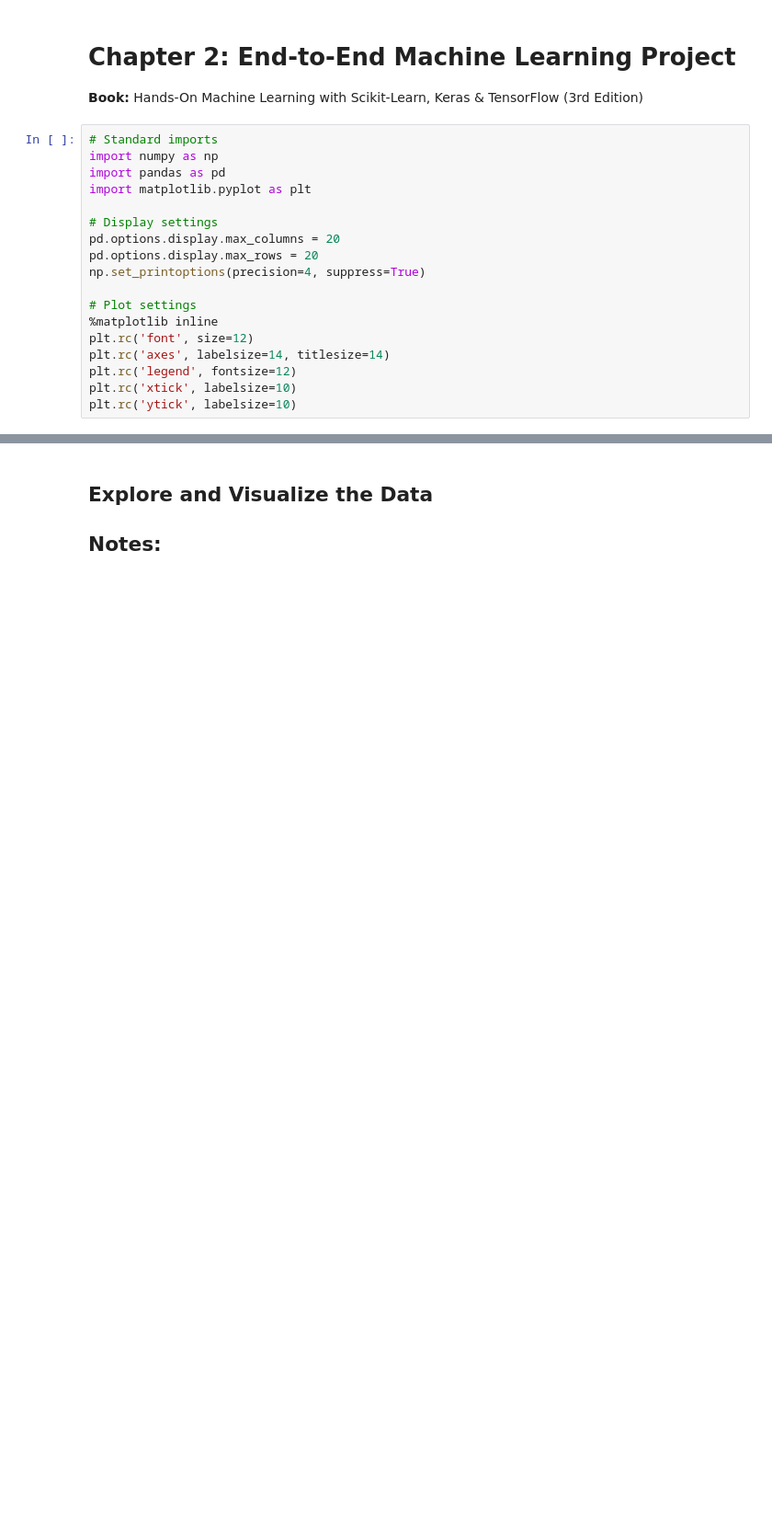
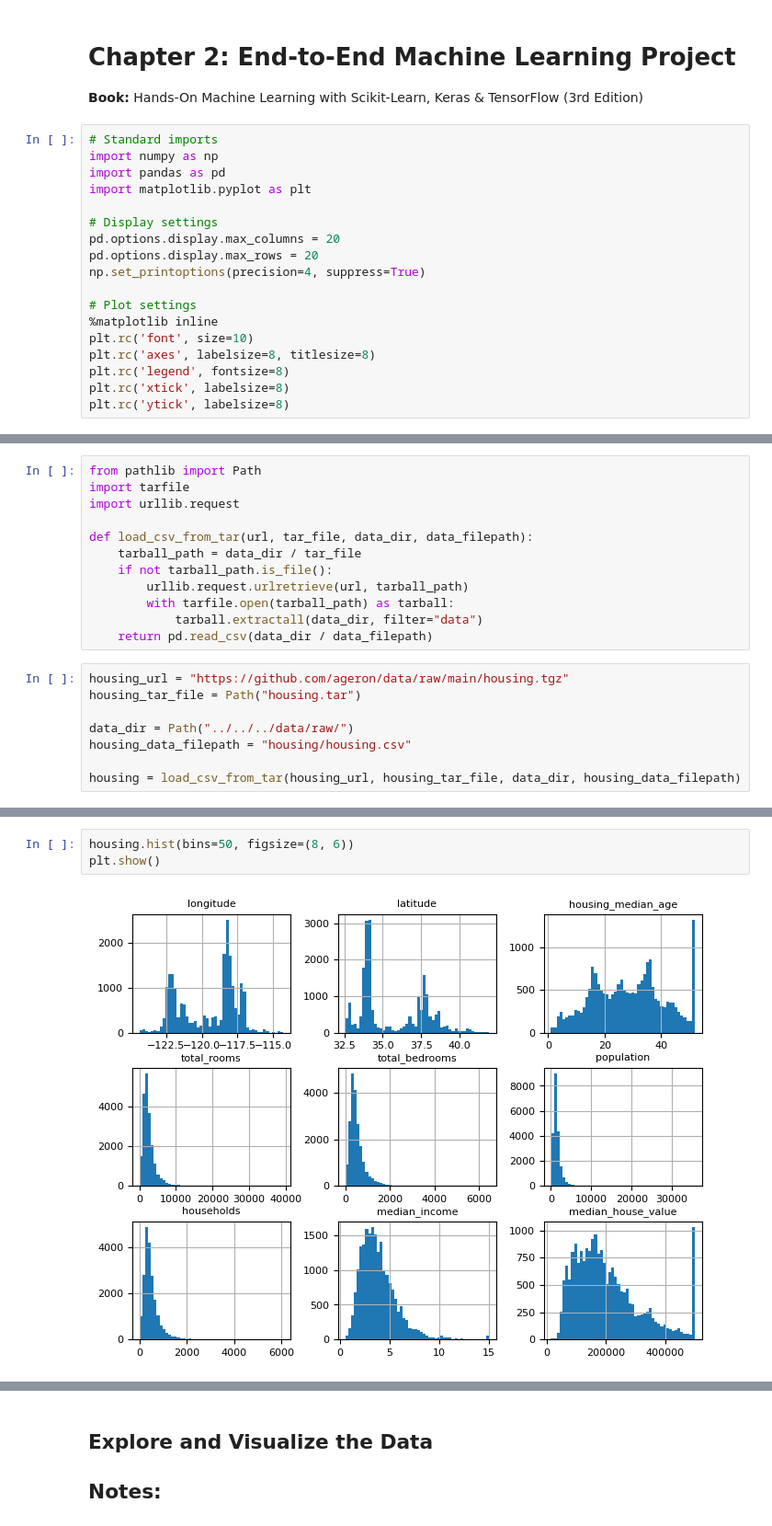
Before and after one commit to tsarevboris/ai-explore, a Jupyter notebook: notebooks/learn/handson-ml/ch02_end_to_end_project.ipynb, the cells around one changed output, grey strips where cells are left out. Shown at 92% size. Drawn from its saved outputs; the diff is of its cells as text; blank space fills up the shorter version.

```diff
--- a/notebooks/learn/handson-ml/ch02_end_to_end_project.ipynb
+++ b/notebooks/learn/handson-ml/ch02_end_to_end_project.ipynb
@@ -15,8 +15,8 @@ np.set_printoptions(precision=4, suppress=True)
 
 # Plot settings
 %matplotlib inline
-plt.rc('font', size=12)
-plt.rc('axes', labelsize=14, titlesize=14)
-plt.rc('legend', fontsize=12)
-plt.rc('xtick', labelsize=10)
-plt.rc('ytick', labelsize=10)
+plt.rc('font', size=10)
+plt.rc('axes', labelsize=8, titlesize=8)
+plt.rc('legend', fontsize=8)
+plt.rc('xtick', labelsize=8)
+plt.rc('ytick', labelsize=8)
@@ -28 +68,21 @@ plt.rc('ytick', labelsize=10)
+# %%
+from pathlib import Path
+import tarfile
+import urllib.request
+
+def load_csv_from_tar(url, tar_file, data_dir, data_filepath):
+    tarball_path = data_dir / tar_file
+    if not tarball_path.is_file():
+        urllib.request.urlretrieve(url, tarball_path)
+        with tarfile.open(tarball_path) as tarball:
+            tarball.extractall(data_dir, filter="data")
+    return pd.read_csv(data_dir / data_filepath)
+# %%
+housing_url = "https://github.com/ageron/data/raw/main/housing.tgz"
+housing_tar_file = Path("housing.tar")
+
+data_dir = Path("../../../data/raw/")
+housing_data_filepath = "housing/housing.csv"
+
+housing = load_csv_from_tar(housing_url, housing_tar_file, data_dir, housing_data_filepath)
 # %% [markdown]
@@ -37,0 +149,5 @@ plt.rc('ytick', labelsize=10)
+# %%
+housing.hist(bins=50, figsize=(8, 6))
+plt.show()
+# %% [output]
+[figure, added]
```
Also changed, not shown: parts of 23 cells of this notebook.
